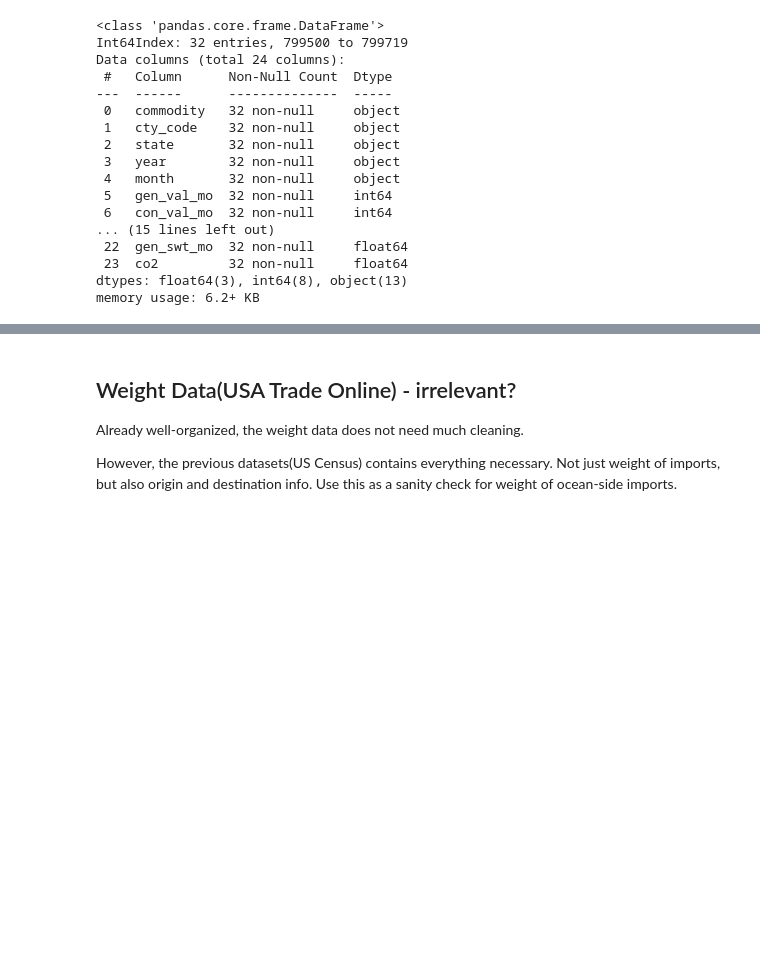
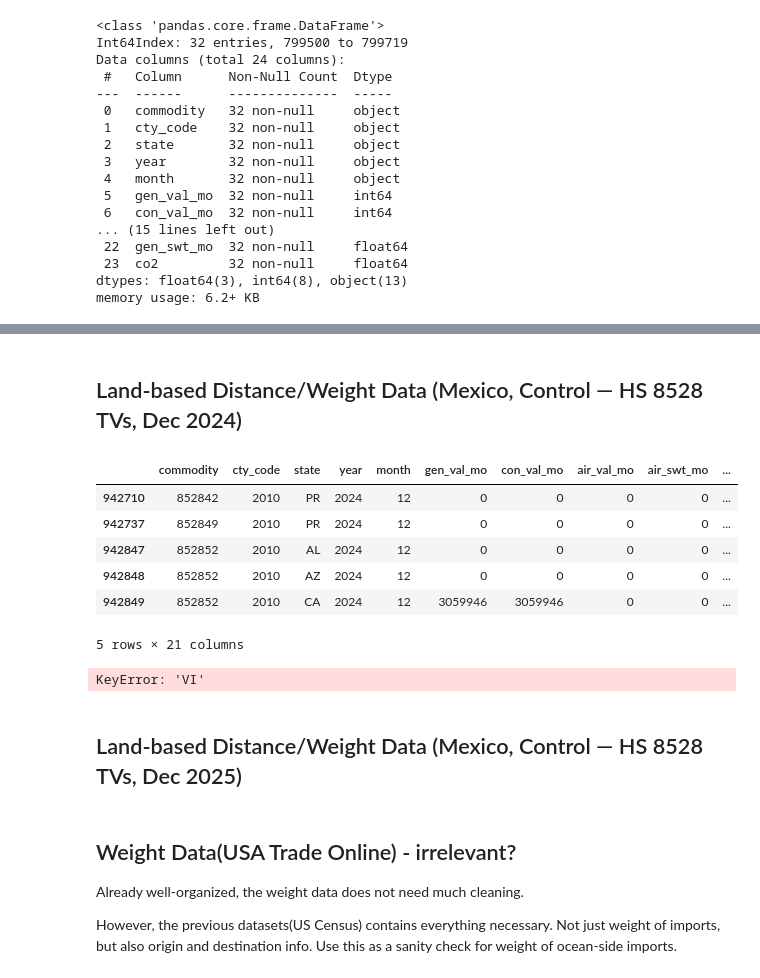
Before and after one commit to BirchTree1812/research_study_code, a Jupyter notebook: main.ipynb, the cells around one changed output, grey strips where cells are left out. Saved outputs shown, nothing was run; the diff lists cells and outputs as text; code cells hidden in the pictures; blank space fills up the shorter version.

```diff
--- a/main.ipynb
+++ b/main.ipynb
@@ -780,0 +702,33 @@ df_land_imports_mex_tv_v1_2512.info()
+# %% [markdown]
+## Land-based Distance/Weight Data (Mexico, Control — HS 8528 TVs, Dec 2024)
+# %%
+df_land_imports_mex_tv_2412 = df_land_imports_mex_v1_2412[
+    df_land_imports_mex_v1_2412["commodity"].str.startswith("8528")]
+df_land_imports_mex_tv_2412.head()
+# %% [output]
+|  | commodity | cty_code | state | year | month | gen_val_mo | con_val_mo | air_val_mo | air_swt_mo | ... |
+| 942710 | 852842 | 2010 | PR | 2024 | 12 | 0 | 0 | 0 | 0 | ... |
+| 942737 | 852849 | 2010 | PR | 2024 | 12 | 0 | 0 | 0 | 0 | ... |
+| 942847 | 852852 | 2010 | AL | 2024 | 12 | 0 | 0 | 0 | 0 | ... |
+| 942848 | 852852 | 2010 | AZ | 2024 | 12 | 0 | 0 | 0 | 0 | ... |
+| 942849 | 852852 | 2010 | CA | 2024 | 12 | 3059946 | 3059946 | 0 | 0 | ... |
+5 rows × 21 columns
+# %%
+df_land_imports_mex_tv_v1_2412 = df_land_imports_mex_tv_2412.copy()
+
+df_land_imports_mex_tv_v1_2412["distance"] = df_land_imports_mex_tv_v1_2412.apply(
+    core.compute_distance,
+    args=[coord.mexico_start, coord.state_centroids, False, None, "state"], axis=1)
+
+df_land_imports_mex_tv_v1_2412["gen_swt_mo"] = (
+    df_land_imports_mex_tv_v1_2412["gen_val_mo"] / tv_price_coeff)
+
+df_land_imports_mex_tv_v1_2412["co2"] = df_land_imports_mex_tv_v1_2412.apply(
+    core.compute_co2, args=["gen_swt_mo"], axis=1)
+
+df_land_imports_mex_tv_v1_2412.to_csv("data/intermediate/ISTHS6MM_mex_tv_2412.csv")
+df_land_imports_mex_tv_v1_2412.info()
+# %% [output]
+KeyError: 'VI'
+# %% [markdown]
+## Land-based Distance/Weight Data (Mexico, Control — HS 8528 TVs, Dec 2025)
```
Also changed, not shown: parts of 37 cells of this notebook.
